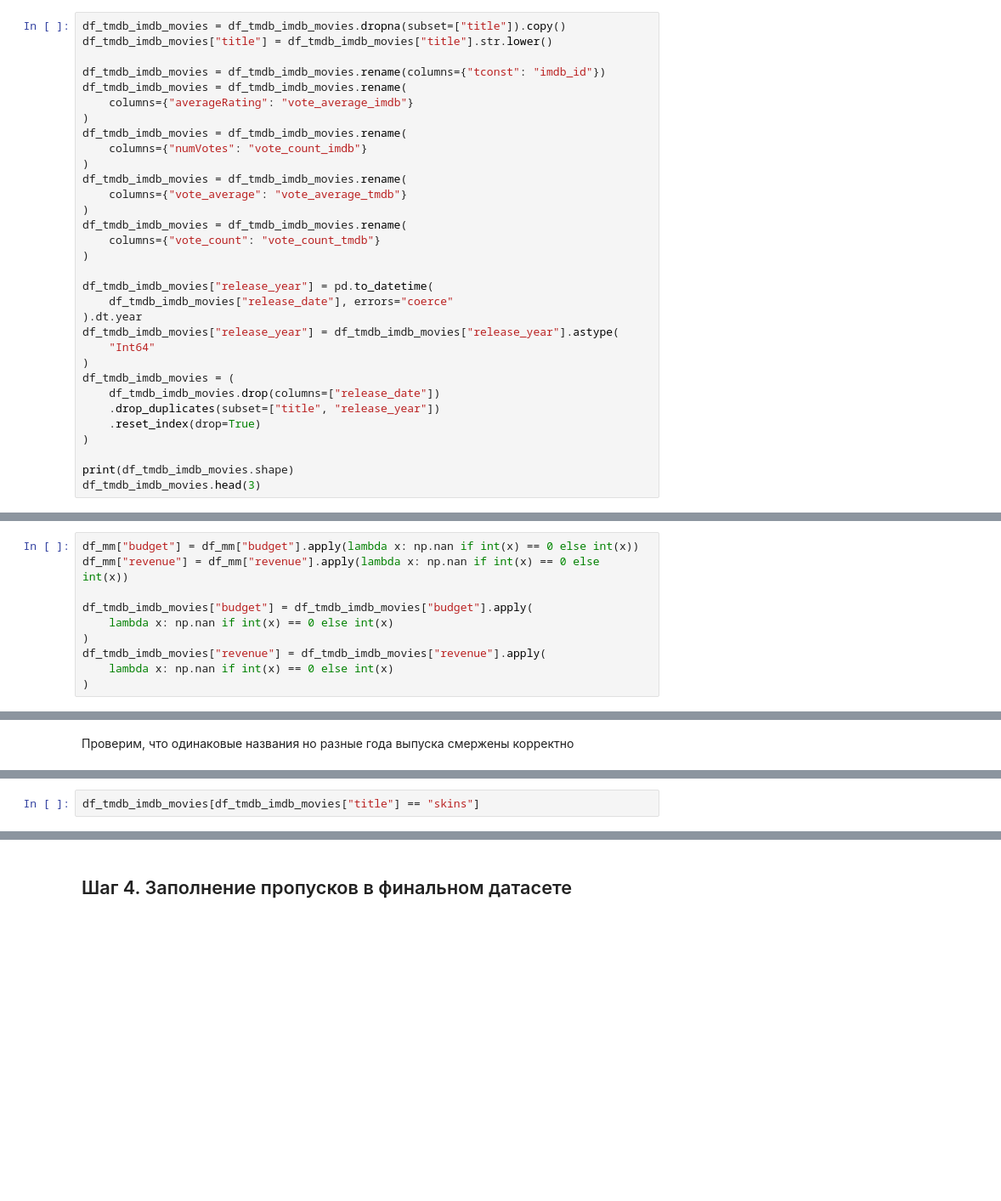
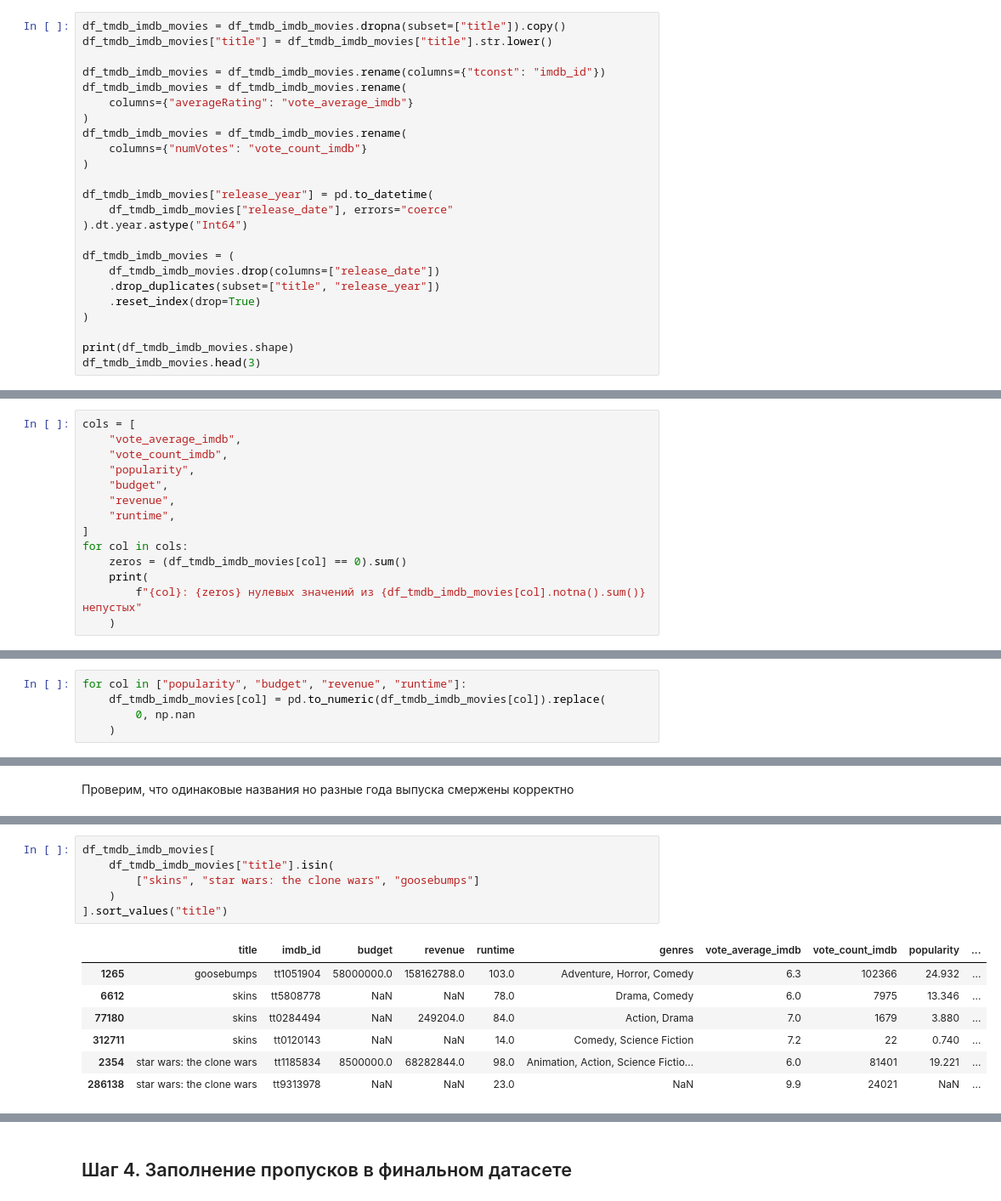
Before and after one commit to Qwertymegaforce/EDA_HSE_ML, a Jupyter notebook: netflix_enriched_2.ipynb, the cells around one changed output, grey strips where cells are left out. Shown at 85% size. Cells and saved outputs as stored; diff of their text form; blank space fills up the shorter version.

```diff
--- a/netflix_enriched_2.ipynb
+++ b/netflix_enriched_2.ipynb
@@ -132,19 +117,11 @@ df_tmdb_imdb_movies = df_tmdb_imdb_movies.rename(
 df_tmdb_imdb_movies = df_tmdb_imdb_movies.rename(
     columns={"numVotes": "vote_count_imdb"}
 )
-df_tmdb_imdb_movies = df_tmdb_imdb_movies.rename(
-    columns={"vote_average": "vote_average_tmdb"}
-)
-df_tmdb_imdb_movies = df_tmdb_imdb_movies.rename(
-    columns={"vote_count": "vote_count_tmdb"}
-)
 
 df_tmdb_imdb_movies["release_year"] = pd.to_datetime(
     df_tmdb_imdb_movies["release_date"], errors="coerce"
-).dt.year
-df_tmdb_imdb_movies["release_year"] = df_tmdb_imdb_movies["release_year"].astype(
-    "Int64"
-)
+).dt.year.astype("Int64")
+
 df_tmdb_imdb_movies = (
     df_tmdb_imdb_movies.drop(columns=["release_date"])
     .drop_duplicates(subset=["title", "release_year"])
@@ -157,0 +141,14 @@ df_tmdb_imdb_movies.head(3)
+# %%
+cols = [
+    "vote_average_imdb",
+    "vote_count_imdb",
+    "popularity",
+    "budget",
+    "revenue",
+    "runtime",
+]
+for col in cols:
+    zeros = (df_tmdb_imdb_movies[col] == 0).sum()
+    print(
+        f"{col}: {zeros} нулевых значений из {df_tmdb_imdb_movies[col].notna().sum()} непустых"
+    )
@@ -160,10 +164,5 @@ df_tmdb_imdb_movies.head(3)
 # %%
-df_mm["budget"] = df_mm["budget"].apply(lambda x: np.nan if int(x) == 0 else int(x))
-df_mm["revenue"] = df_mm["revenue"].apply(lambda x: np.nan if int(x) == 0 else int(x))
-
-df_tmdb_imdb_movies["budget"] = df_tmdb_imdb_movies["budget"].apply(
-    lambda x: np.nan if int(x) == 0 else int(x)
-)
-df_tmdb_imdb_movies["revenue"] = df_tmdb_imdb_movies["revenue"].apply(
-    lambda x: np.nan if int(x) == 0 else int(x)
-)
+for col in ["popularity", "budget", "revenue", "runtime"]:
+    df_tmdb_imdb_movies[col] = pd.to_numeric(df_tmdb_imdb_movies[col]).replace(
+        0, np.nan
+    )
@@ -243,2 +455,14 @@ print(duplicated_titles_list)
 # %%
-df_tmdb_imdb_movies[df_tmdb_imdb_movies["title"] == "skins"]
+df_tmdb_imdb_movies[
+    df_tmdb_imdb_movies["title"].isin(
+        ["skins", "star wars: the clone wars", "goosebumps"]
+    )
+].sort_values("title")
+# %% [output]
+|  | title | imdb_id | budget | revenue | runtime | genres | vote_average_imdb | vote_count_imdb | popularity | ... |
+| 1265 | goosebumps | tt1051904 | 58000000.0 | 158162788.0 | 103.0 | Adventure, Horror, Comedy | 6.3 | 102366 | 24.932 | ... |
+| 6612 | skins | tt5808778 | NaN | NaN | 78.0 | Drama, Comedy | 6.0 | 7975 | 13.346 | ... |
+| 77180 | skins | tt0284494 | NaN | 249204.0 | 84.0 | Action, Drama | 7.0 | 1679 | 3.880 | ... |
+| 312711 | skins | tt0120143 | NaN | NaN | 14.0 | Comedy, Science Fiction | 7.2 | 22 | 0.740 | ... |
+| 2354 | star wars: the clone wars | tt1185834 | 8500000.0 | 68282844.0 | 98.0 | Animation, Action, Science Fictio... | 6.0 | 81401 | 19.221 | ... |
+| 286138 | star wars: the clone wars | tt9313978 | NaN | NaN | 23.0 | NaN | 9.9 | 24021 | NaN | ... |
```
Also changed, not shown: parts of 85 cells of this notebook, 19 other files.
